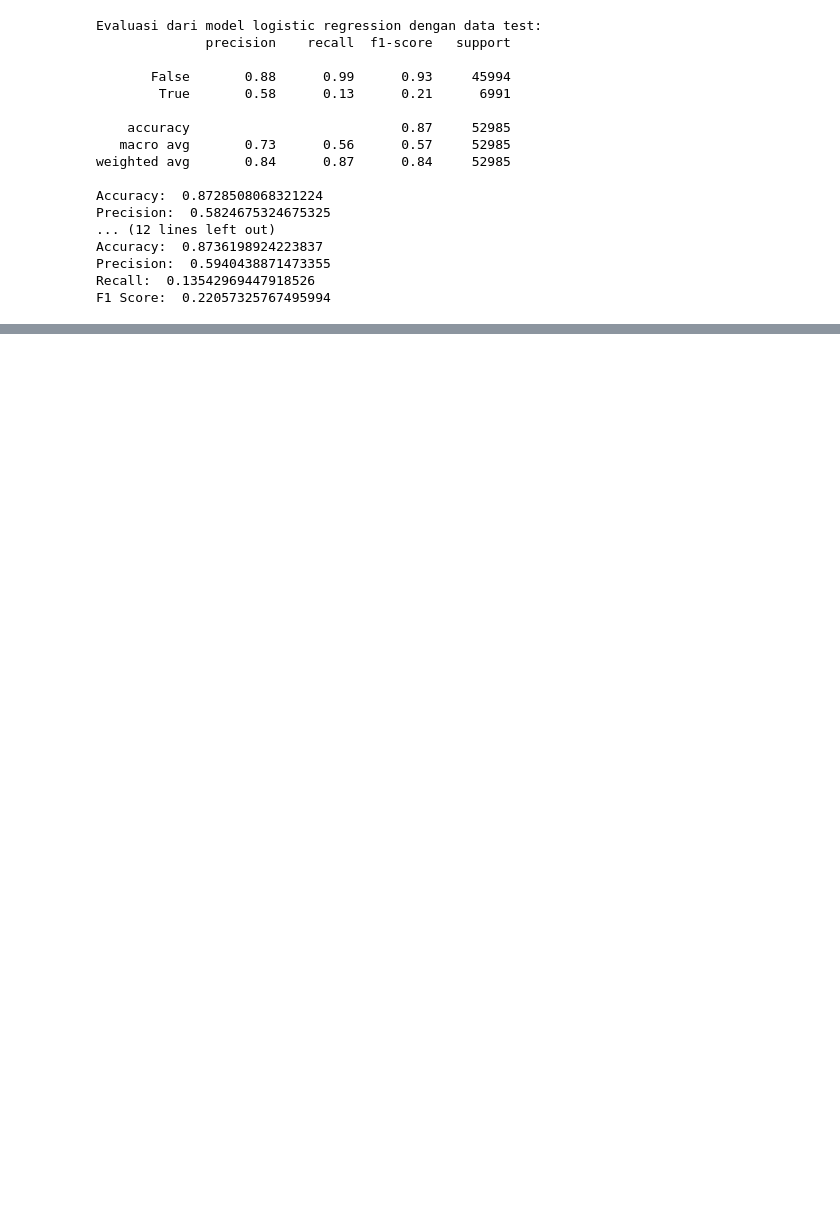
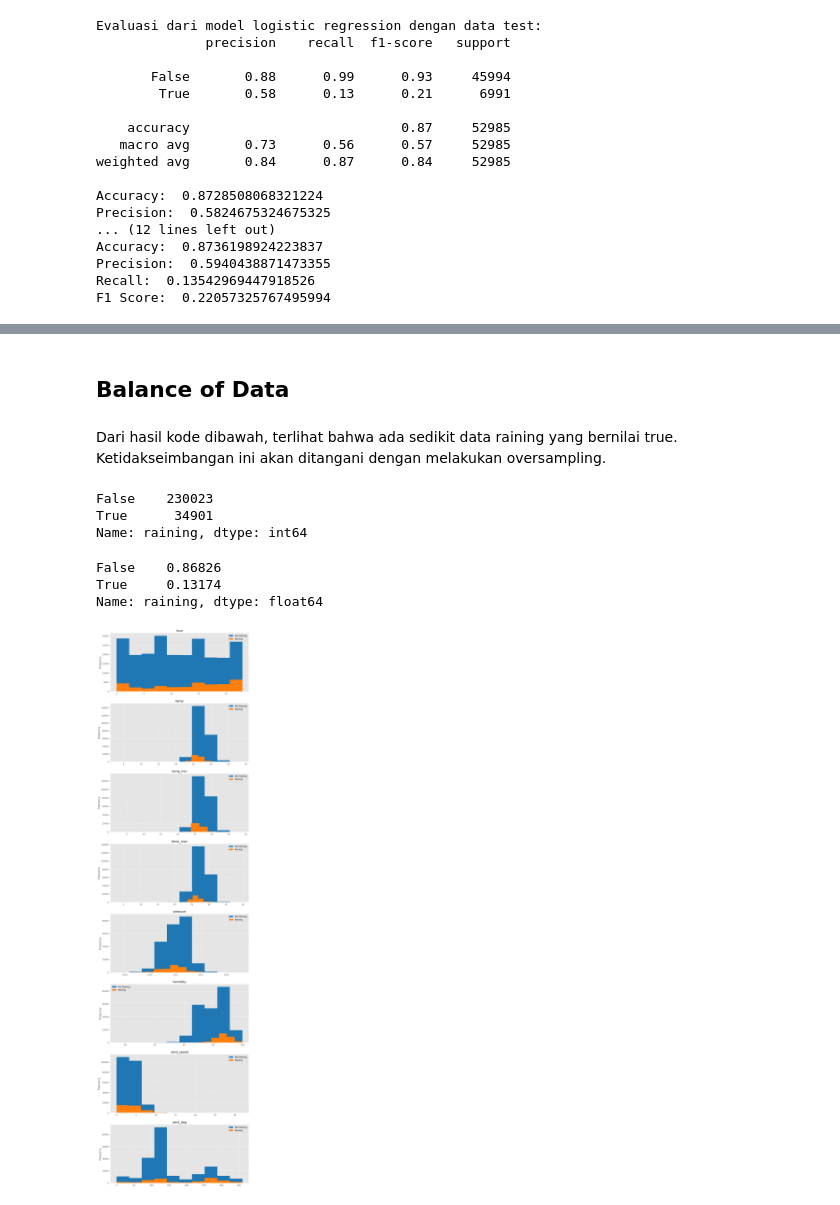
Before and after one commit to ZianTsabit/Praktikum-ML-1, a Jupyter notebook: PraktikumIF3270_M1_13520135_13520165.ipynb, the cells around one changed output, grey strips where cells are left out. Drawn from its saved outputs; the diff is of its cells as text; code cells hidden in the pictures; blank space fills up the shorter version.

```diff
--- a/PraktikumIF3270_M1_13520135_13520165.ipynb
+++ b/PraktikumIF3270_M1_13520135_13520165.ipynb
@@ -150,0 +222,13 @@ F1 Score:  0.22057325767495994
+# %%
+from IPython.display import display, HTML
+
+def get_outlier(df_column):
+  Q1 = df_column.quantile(0.25)
+  Q3 = df_column.quantile(0.75)
+  IQR = Q3 - Q1
+  LB = Q1 - 1.5 * IQR
+  UB = Q3 + 1.5 * IQR
+  return df_column.loc[(df_column < LB) | (df_column > UB)]
+
+for col in X.columns:
+  print(f"Number of outlier for {col:<11}: {get_outlier(X[col]).count()}")
@@ -151 +244,34 @@ F1 Score:  0.22057325767495994
+# %% [markdown]
+## Balance of Data
+# %% [markdown]
+Dari hasil kode dibawah, terlihat bahwa ada sedikit data raining yang bernilai true. Ketidakseimbangan ini akan ditangani dengan melakukan oversampling.
+# %%
+y.value_counts()
+# %% [output]
+False    230023
+True      34901
+Name: raining, dtype: int64
+# %%
+y.value_counts() / y.count()
+# %% [output]
+False    0.86826
+True     0.13174
+Name: raining, dtype: float64
+# %%
+import matplotlib.pyplot as plt
+plt.style.use('ggplot')
+
+fig, axes = plt.subplots(nrows=len(data.columns) - 1, ncols=1, figsize=(12, (len(data.columns) - 1) * 6))
+for i, col in enumerate(data.columns):
+  if col == 'raining':
+    continue
+  data[~data['raining']][col].plot.hist(ax=axes[i], label='Not Raining', color='tab:blue')
+  data[data['raining']][col].plot.hist(ax=axes[i], label='Raining', color='tab:orange')
+  axes[i].set_title(col)
+  axes[i].legend()
+
+# show the plot
+fig.show()
+# %% [output]
+[figure, added]
 # %% [markdown]
```
Also changed, not shown: parts of 18 cells of this notebook.
